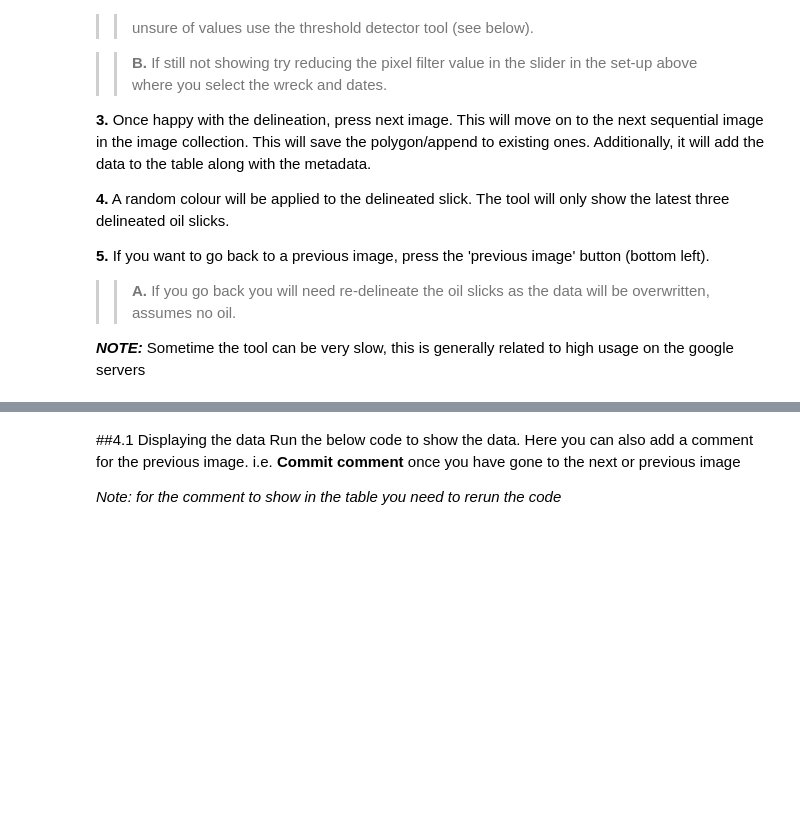
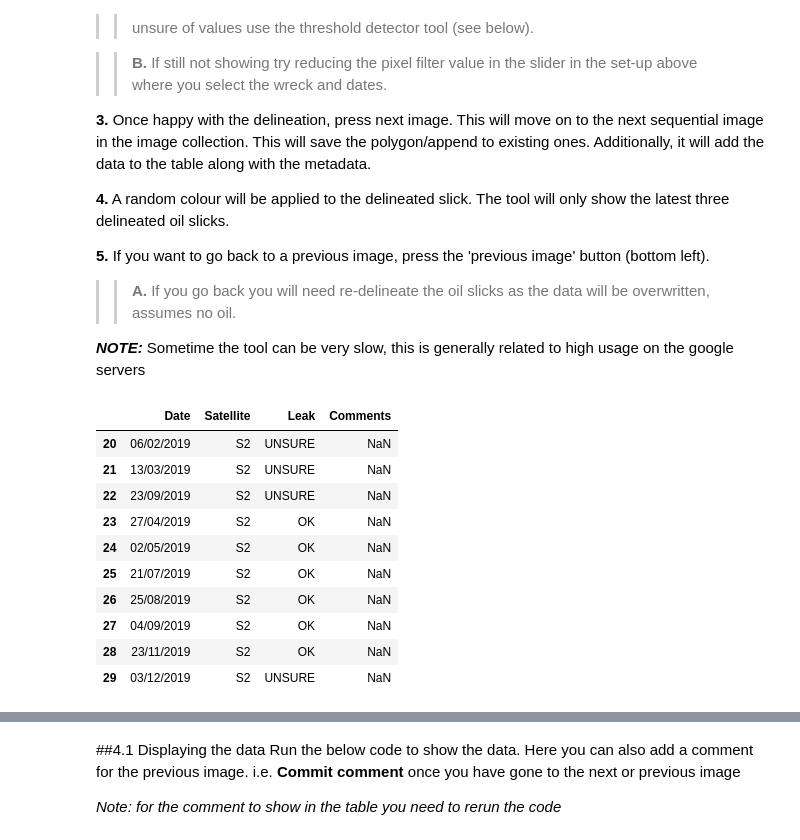
Before and after one commit to CefasRepRes/shipwreck-oil-detection-colab, a Jupyter notebook: notebooks/UserInterface.ipynb, the cells around one changed output, grey strips where cells are left out. Drawn from its saved outputs; the diff is of its cells as text; code cells hidden in the pictures; blank space fills up the shorter version.

```diff
--- a/notebooks/UserInterface.ipynb
+++ b/notebooks/UserInterface.ipynb
@@ -108,3 +110,5 @@ Saving HIstoric leaks MoD.csv to HIstoric leaks MoD.csv
+# %%
+loaded_Data2 = loaded_Data # press this once
 # %% [markdown]
 # 3 Create Timelapses
 You can change the speed of the Timelapse using the Frames Per Second (FPS) slider. Additionally you can adjust the quality of the images downloaded although you may get an error for values much past `2700`.
@@ -153,6 +157,21 @@ The code below `OilMapping()` can take a few seconds to initiate.
 >>**A.** If you go back you will need re-delineate the oil slicks as the data will be overwritten, assumes no oil.
 
 ***NOTE:*** Sometime the tool can be very slow, this is generally related to high usage on the google servers
+# %%
+loaded_Data = loaded_Data2[20:30] # note python starts at 0 # can press mutiple times
+loaded_Data
+# %% [output]
+|  | Date | Satellite | Leak | Comments |
+| 20 | 06/02/2019 | S2 | UNSURE | NaN |
+| 21 | 13/03/2019 | S2 | UNSURE | NaN |
+| 22 | 23/09/2019 | S2 | UNSURE | NaN |
+| 23 | 27/04/2019 | S2 | OK | NaN |
+| 24 | 02/05/2019 | S2 | OK | NaN |
+| 25 | 21/07/2019 | S2 | OK | NaN |
+| 26 | 25/08/2019 | S2 | OK | NaN |
+| 27 | 04/09/2019 | S2 | OK | NaN |
+| 28 | 23/11/2019 | S2 | OK | NaN |
+| 29 | 03/12/2019 | S2 | UNSURE | NaN |
 # %%
 OilMapping()
 # %% [output]
```
Also changed, not shown: parts of 6 cells of this notebook.
